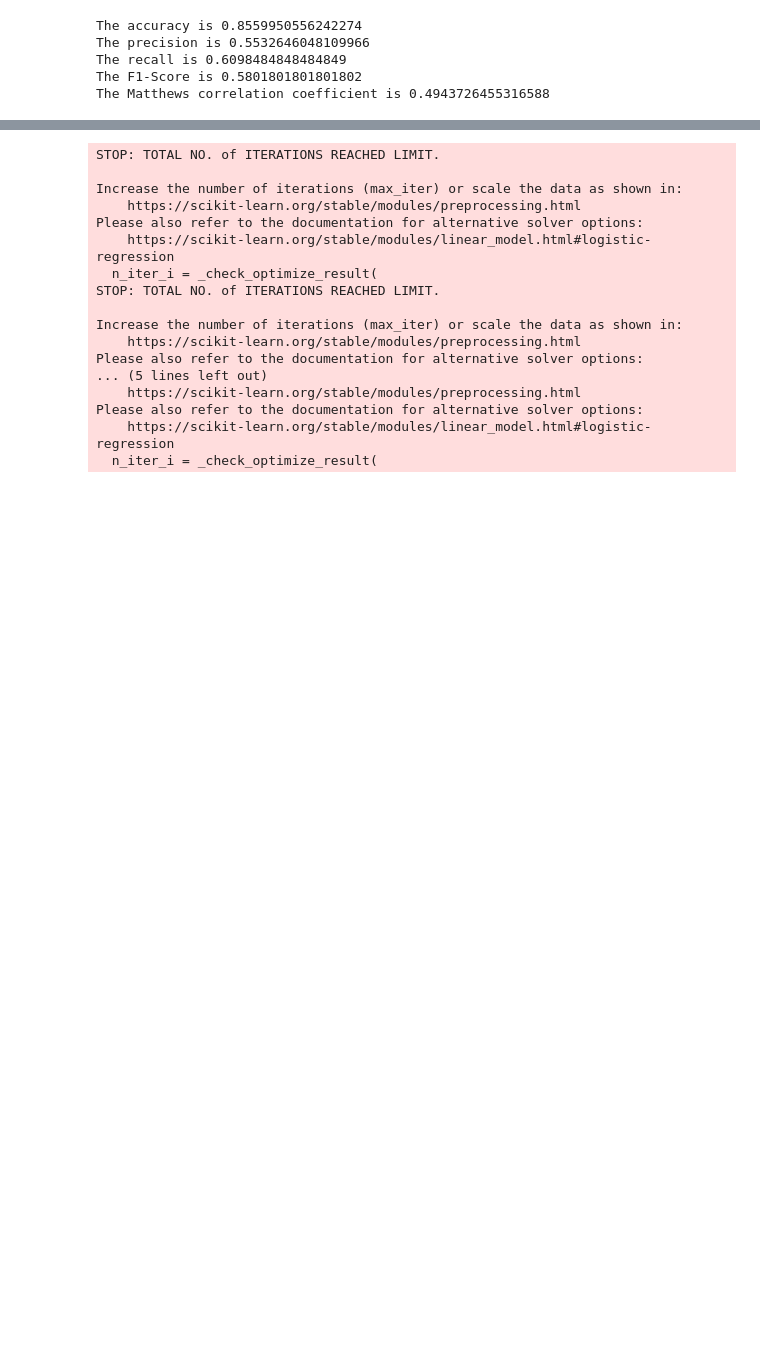
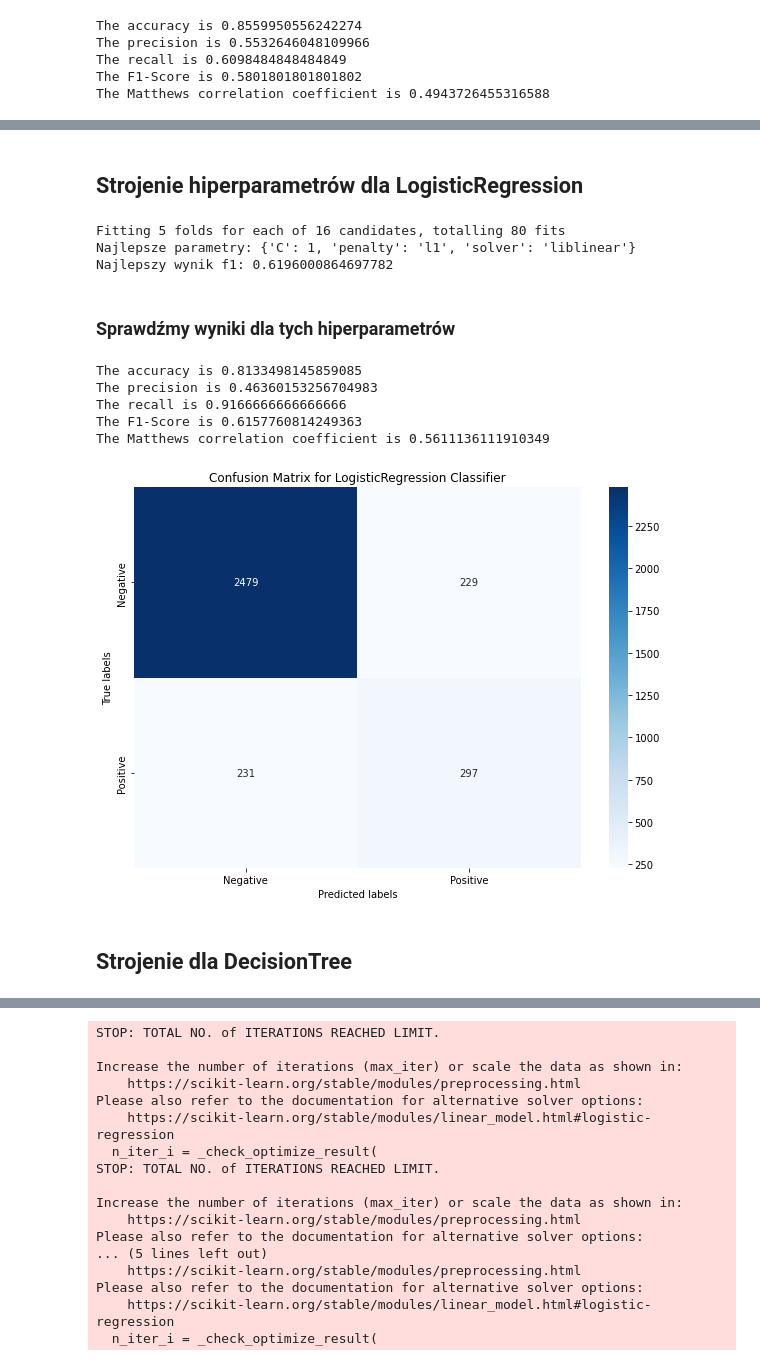
Before and after one commit to GabrielaMajstrak/ML-first-project, a Jupyter notebook: Projetk ML 1/ML_najnowsza_wersja.ipynb, the cells around one changed output, grey strips where cells are left out. Cells and saved outputs as stored; diff of their text form; code cells hidden in the pictures; blank space fills up the shorter version.

```diff
--- a/Projetk ML 1/ML_najnowsza_wersja.ipynb
+++ b/Projetk ML 1/ML_najnowsza_wersja.ipynb
@@ -829,0 +830,68 @@ plt.show()
+# %% [markdown]
+## Strojenie hiperparametrów dla LogisticRegression
+# %%
+from sklearn.model_selection import GridSearchCV
+from sklearn.linear_model import LogisticRegression
+
+# Tworzenie modelu logistycznej regresji z uwzględnieniem niezbalansowanych klas
+logreg = LogisticRegression(class_weight='balanced')
+
+# Parametry do przetestowania
+param_grid = {
+    'C': [0.01, 0.1, 1, 10],
+    'penalty': ['l1', 'l2'],
+    'solver': ['liblinear', 'saga']  # 'liblinear' i 'saga' wspierają regularyzację L1
+}
+
+# Tworzenie GridSearchCV z f1 jako metryką oceny
+grid_search_lr = GridSearchCV(estimator=logreg, param_grid=param_grid, cv=5, scoring='f1', n_jobs=-1, verbose=2)
+grid_search_lr.fit(X_train, y_train)
+
+# Wyniki
+print("Najlepsze parametry:", grid_search_lr.best_params_)
+print("Najlepszy wynik f1:", grid_search_lr.best_score_)
+# %% [output]
+Fitting 5 folds for each of 16 candidates, totalling 80 fits
+Najlepsze parametry: {'C': 1, 'penalty': 'l1', 'solver': 'liblinear'}
+Najlepszy wynik f1: 0.6196000864697782
+# %% [markdown]
+### Sprawdźmy wyniki dla tych hiperparametrów
+# %%
+logreg = LogisticRegression(penalty='l1',  C=1,  solver='liblinear', class_weight='balanced')
+logreg.fit(X_train, y_train)
+y_pred = logreg.predict(X_test)
+
+
+
+acc = accuracy_score(y_test, y_pred)
+print("The accuracy is {}".format(acc))
+
+prec = precision_score(y_test, y_pred)
+print("The precision is {}".format(prec))
+
+rec = recall_score(y_test, y_pred)
+print("The recall is {}".format(rec))
+
+f1 = f1_score(y_test, y_pred)
+print("The F1-Score is {}".format(f1))
+
+MCC = matthews_corrcoef(y_test, y_pred)
+print("The Matthews correlation coefficient is {}".format(MCC))
+# %% [output]
+The accuracy is 0.8133498145859085
+The precision is 0.46360153256704983
+The recall is 0.9166666666666666
+The F1-Score is 0.6157760814249363
+The Matthews correlation coefficient is 0.5611136111910349
+# %%
+cm = confusion_matrix(y_test, y_pred)
+plt.figure(figsize=(10, 7))
+sns.heatmap(cm, annot=True, fmt='g', cmap='Blues', xticklabels=['Negative', 'Positive'], yticklabels=['Negative', 'Positive'])
+plt.xlabel('Predicted labels')
+plt.ylabel('True labels')
+plt.title('Confusion Matrix for LogisticRegression Classifier')
+plt.show()
+# %% [output]
+[figure, added]
+# %% [markdown]
+## Strojenie dla DecisionTree
```
Also changed, not shown: parts of 38 cells of this notebook.
